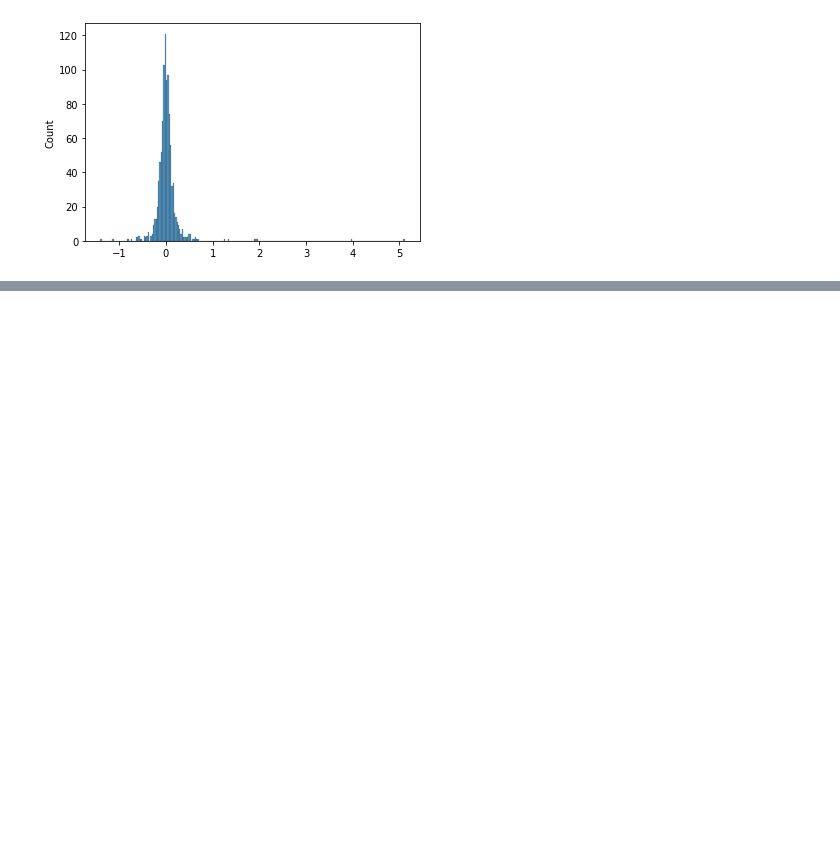
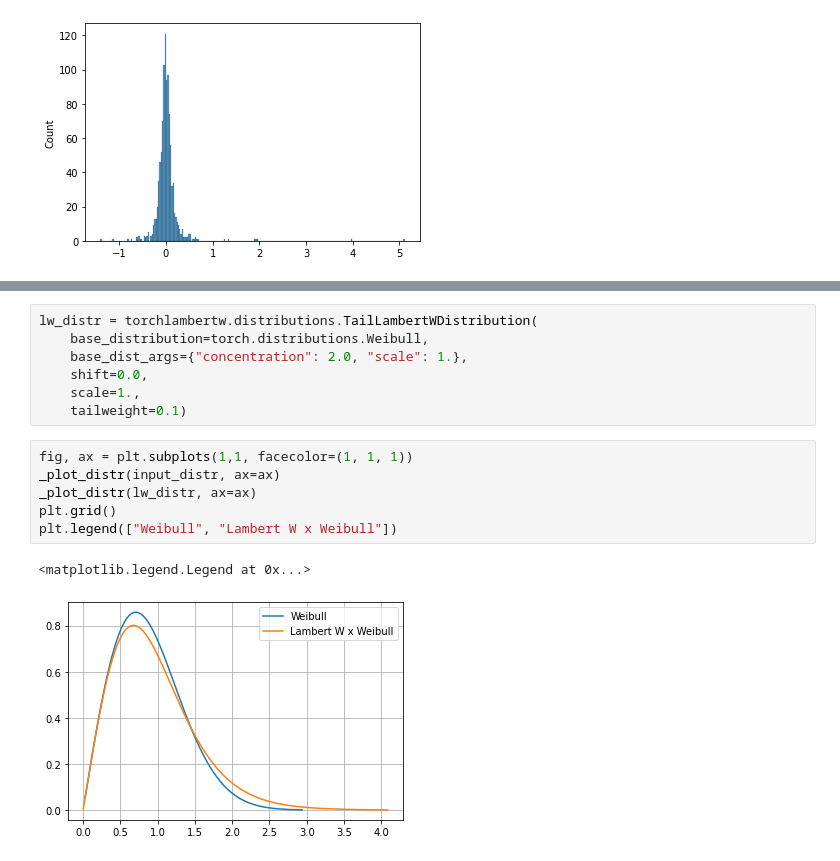
Before and after one commit to gmgeorg/torchlambertw, a Jupyter notebook: notebooks/demo-lambertw-f-distributions.ipynb, the cells around one changed output, grey strips where cells are left out. Drawn from its saved outputs; the diff is of its cells as text; blank space fills up the shorter version.

```diff
--- a/notebooks/demo-lambertw-f-distributions.ipynb
+++ b/notebooks/demo-lambertw-f-distributions.ipynb
@@ -161,0 +170,16 @@ sns.histplot(x)
+# %%
+lw_distr = torchlambertw.distributions.TailLambertWDistribution(
+    base_distribution=torch.distributions.Weibull,
+    base_dist_args={"concentration": 2.0, "scale": 1.},
+    shift=0.0,
+    scale=1.,
+    tailweight=0.1)
+# %%
+fig, ax = plt.subplots(1,1, facecolor=(1, 1, 1))
+_plot_distr(input_distr, ax=ax)
+_plot_distr(lw_distr, ax=ax)
+plt.grid()
+plt.legend(["Weibull", "Lambert W x Weibull"])
+# %% [output]
+<matplotlib.legend.Legend at 0x...>
+[figure, added]
```
Also changed, not shown: parts of 5 cells of this notebook.
